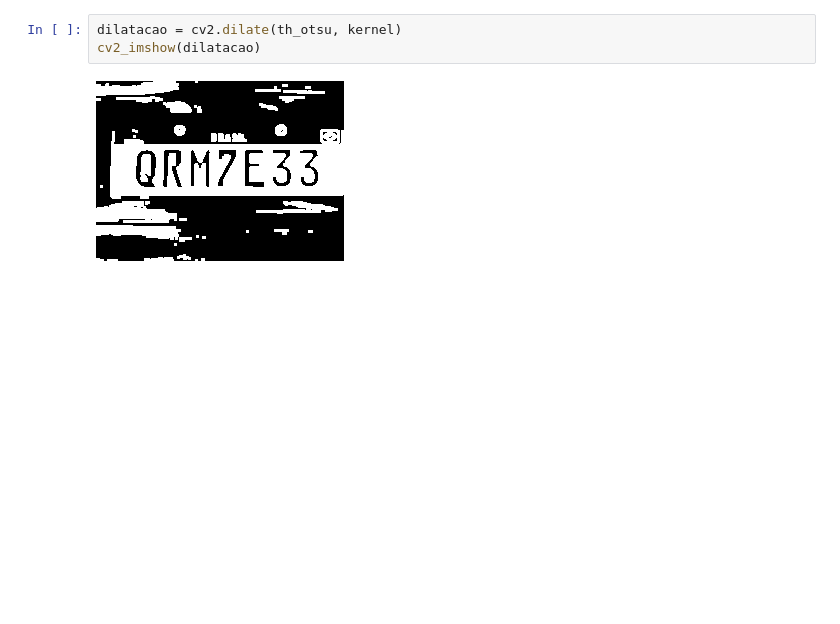
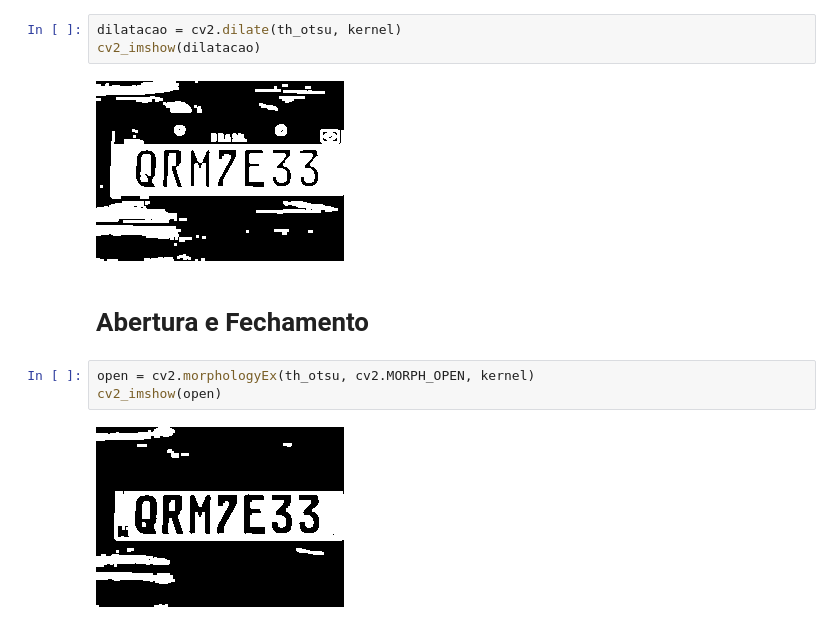
Before and after one commit to joseevitor/Detectando_PlacasdeCarro, a Jupyter notebook: Placas.ipynb, the cells around one changed output. Cells and saved outputs as stored; diff of their text form; blank space fills up the shorter version.

Commit message:
Adicionando abertura e fechamento, que é erosao e dilatacao em uma unica aplicacao, variando apenas a ordem

```diff
--- a/Placas.ipynb
+++ b/Placas.ipynb
@@ -243,3 +234,10 @@ dilatacao = cv2.dilate(th_otsu, kernel)
 cv2_imshow(dilatacao)
 # %% [output]
 [figure]
+# %% [markdown]
+# Abertura e Fechamento
+# %%
+open = cv2.morphologyEx(th_otsu, cv2.MORPH_OPEN, kernel)
+cv2_imshow(open)
+# %% [output]
+[figure, added]
```
Also changed, not shown: parts of 4 cells of this notebook.
